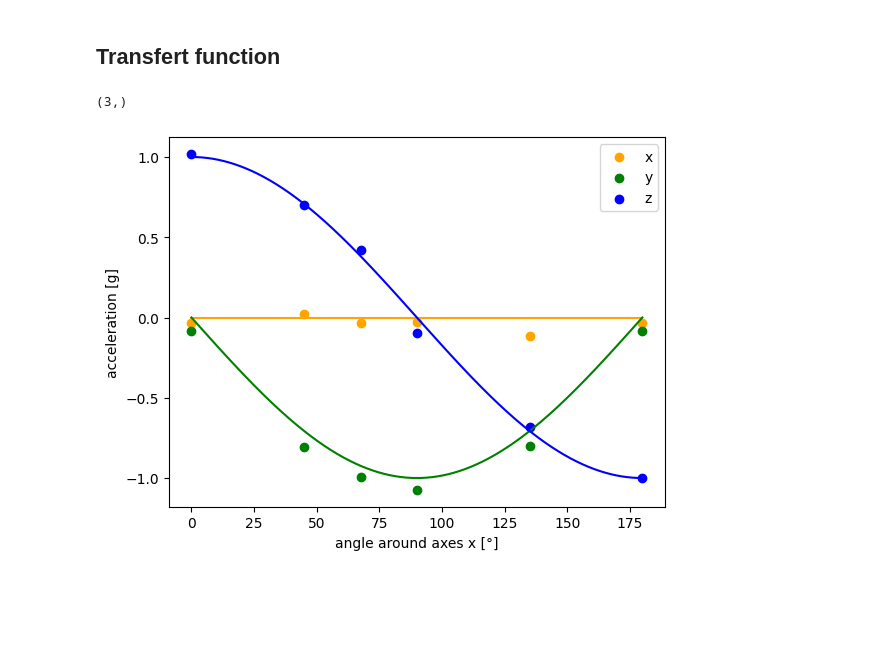
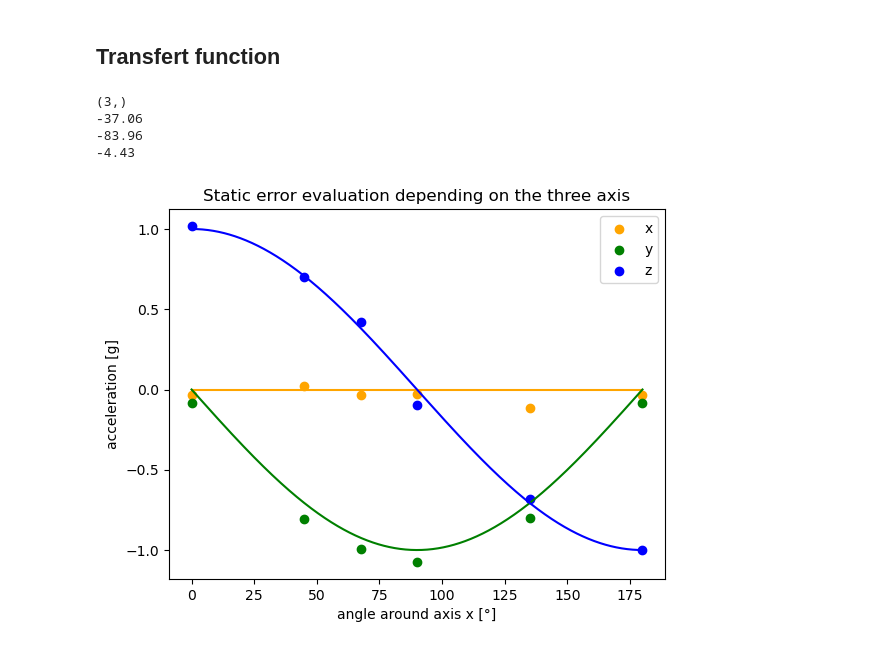
Before and after one commit to nonoswagman/LELEC2811-Group1, a Jupyter notebook: D1.ipynb, the cells around one changed output. Cells and saved outputs as stored; diff of their text form; code cells hidden in the pictures; blank space fills up the shorter version.

```diff
--- a/D1.ipynb
+++ b/D1.ipynb
@@ -90,28 +204,40 @@ a180 = np.loadtxt('data/180.log', skiprows=1, delimiter='\t')
 # %%
 ma0 = np.mean(a0, axis = 0).T
 ma45 = np.mean(a45, axis = 0).T
 ma675 = np.mean(a675, axis = 0).T
 ma90 = np.mean(a90, axis = 0).T
 ma135 = np.mean(a135, axis = 0).T
 ma180 = np.mean(a180, axis = 0).T
 print(ma0.shape)
-angle = [0,45,67.5,90,135,180]
+angle = np.array([0,45,67.5,90,135,180])
 acc = np.concatenate((ma0, ma45,ma675,ma90,ma135,ma180))
 Amp= 2**12-1
 abs = np.linspace(0,180,1000)
 z = np.cos(abs/360*2*np.pi)
 y = -np.sin(abs/360*2*np.pi)
+err_x = (np.mean(acc[0::3]/Amp - 0))
+err_y = (np.mean(acc[1::3]/Amp + np.sin(angle/360*2*np.pi)))
+err_z = (np.mean(acc[2::3]/Amp - np.cos(angle/360*2*np.pi)))
+print(f"{err_x*1000:.2f}")
+print(f"{err_y*1000:.2f}")
+print(f"{err_z*1000:.2f}")
 x = np.zeros(1000)
+
+plt.title("Static error evaluation depending on the three axis")
 plt.plot(abs, x , color ='orange')
 plt.plot(abs, y , color ='green')
 plt.plot(abs, z , color ='blue')
 plt.scatter(angle, acc[::3]/Amp,label="x", color = 'orange')
 plt.scatter(angle, acc[1::3]/Amp,label="y", color = 'green')
 plt.scatter(angle, acc[2::3]/Amp,label="z", color = 'blue')
 plt.ylabel("acceleration [g]")
-plt.xlabel("angle around axes x [°]")
+plt.xlabel("angle around axis x [°]")
 plt.legend()
+plt.savefig("static_error.pdf")
 plt.show()
 # %% [output]
 (3,)
+-37.06
+-83.96
+-4.43
-[figure, old version]
+[figure, new version]
```
Also changed, not shown: parts of 5 cells of this notebook, 7 other files.
